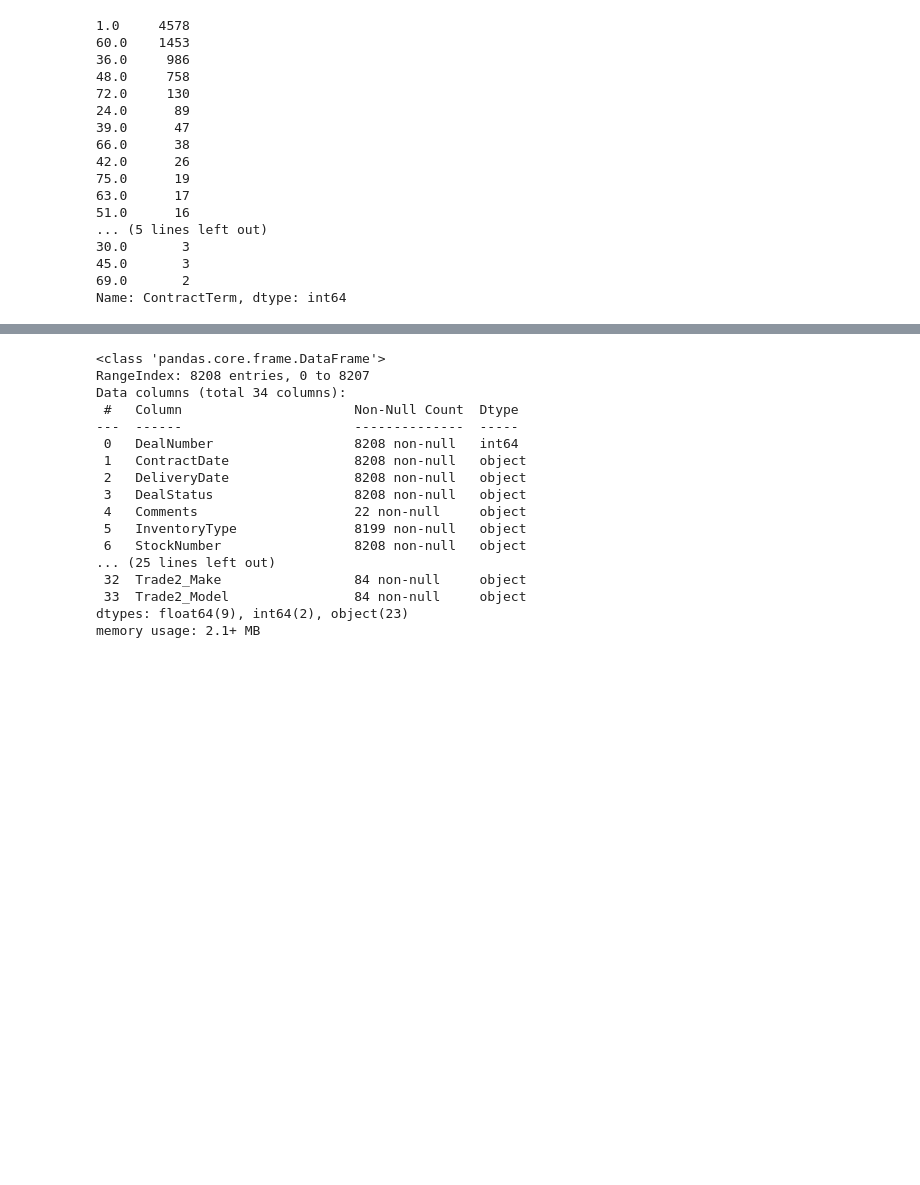
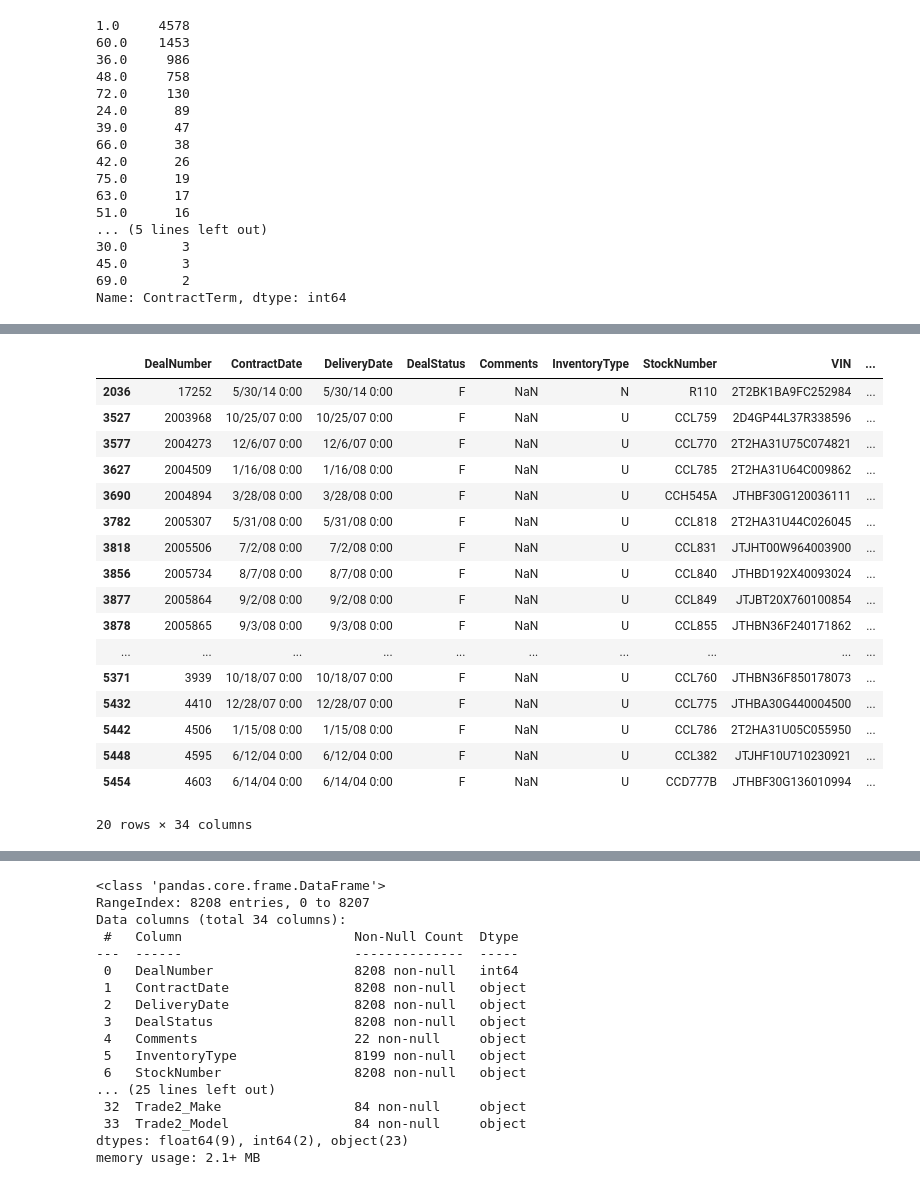
Before and after one commit to martell-n-tardy/Forecasting-with-a-Time-Series-Model-using-Python, a Jupyter notebook: notebooks/data wrangling.ipynb, the cells around one changed output, grey strips where cells are left out. Drawn from its saved outputs; the diff is of its cells as text; code cells hidden in the pictures; blank space fills up the shorter version.

Commit message:
handling null values

```diff
--- a/notebooks/data wrangling.ipynb
+++ b/notebooks/data wrangling.ipynb
@@ -197,0 +213,22 @@ Name: ContractTerm, dtype: int64
+# %%
+#FrontEndGrossProfit with '0.00' value
+sales_hist.loc[sales_hist['FrontEndGrossProfit'] == 0.00].head(20)
+# %% [output]
+|  | DealNumber | ContractDate | DeliveryDate | DealStatus | Comments | InventoryType | StockNumber | VIN | ... |
+| 2036 | 17252 | 5/30/14 0:00 | 5/30/14 0:00 | F | NaN | N | R110 | 2T2BK1BA9FC252984 | ... |
+| 3527 | 2003968 | 10/25/07 0:00 | 10/25/07 0:00 | F | NaN | U | CCL759 | 2D4GP44L37R338596 | ... |
+| 3577 | 2004273 | 12/6/07 0:00 | 12/6/07 0:00 | F | NaN | U | CCL770 | 2T2HA31U75C074821 | ... |
+| 3627 | 2004509 | 1/16/08 0:00 | 1/16/08 0:00 | F | NaN | U | CCL785 | 2T2HA31U64C009862 | ... |
+| 3690 | 2004894 | 3/28/08 0:00 | 3/28/08 0:00 | F | NaN | U | CCH545A | JTHBF30G120036111 | ... |
+| 3782 | 2005307 | 5/31/08 0:00 | 5/31/08 0:00 | F | NaN | U | CCL818 | 2T2HA31U44C026045 | ... |
+| 3818 | 2005506 | 7/2/08 0:00 | 7/2/08 0:00 | F | NaN | U | CCL831 | JTJHT00W964003900 | ... |
+| 3856 | 2005734 | 8/7/08 0:00 | 8/7/08 0:00 | F | NaN | U | CCL840 | JTHBD192X40093024 | ... |
+| 3877 | 2005864 | 9/2/08 0:00 | 9/2/08 0:00 | F | NaN | U | CCL849 | JTJBT20X760100854 | ... |
+| 3878 | 2005865 | 9/3/08 0:00 | 9/3/08 0:00 | F | NaN | U | CCL855 | JTHBN36F240171862 | ... |
+| ... | ... | ... | ... | ... | ... | ... | ... | ... | ... |
+| 5371 | 3939 | 10/18/07 0:00 | 10/18/07 0:00 | F | NaN | U | CCL760 | JTHBN36F850178073 | ... |
+| 5432 | 4410 | 12/28/07 0:00 | 12/28/07 0:00 | F | NaN | U | CCL775 | JTHBA30G440004500 | ... |
+| 5442 | 4506 | 1/15/08 0:00 | 1/15/08 0:00 | F | NaN | U | CCL786 | 2T2HA31U05C055950 | ... |
+| 5448 | 4595 | 6/12/04 0:00 | 6/12/04 0:00 | F | NaN | U | CCL382 | JTJHF10U710230921 | ... |
+| 5454 | 4603 | 6/14/04 0:00 | 6/14/04 0:00 | F | NaN | U | CCD777B | JTHBF30G136010994 | ... |
+20 rows × 34 columns
```
Also changed, not shown: parts of 31 cells of this notebook.
